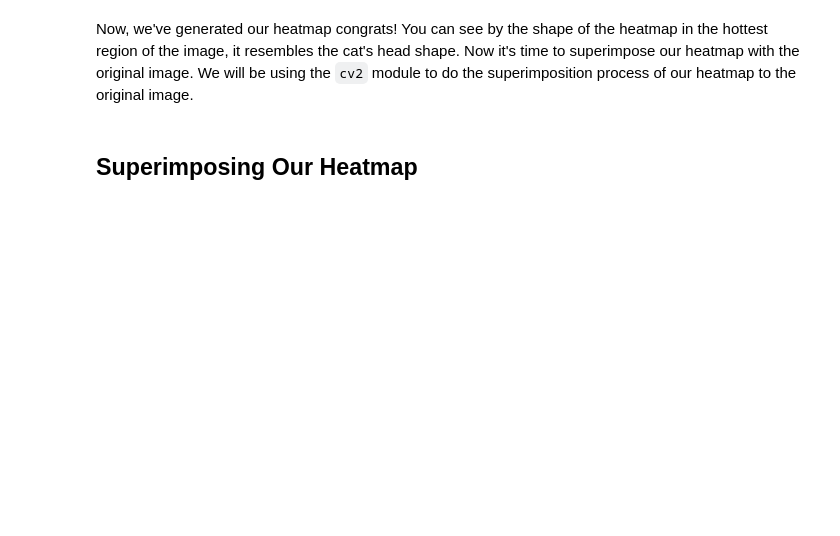
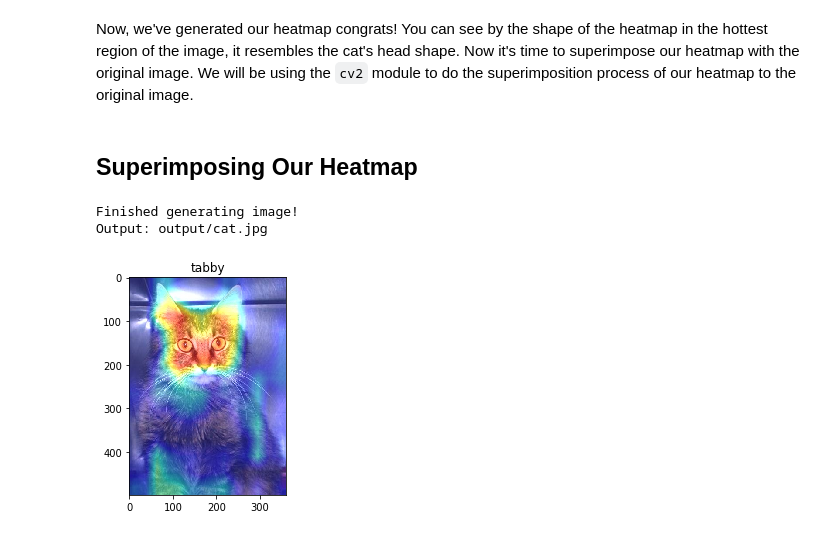
Before and after one commit to HotPotatoC/Class-Activation-Map, a Jupyter notebook: activation_heatmap.ipynb, the cells around one changed output. Saved outputs shown, nothing was run; the diff lists cells and outputs as text; code cells hidden in the pictures; blank space fills up the shorter version.

Commit message:
Added plotting to the output image

```diff
--- a/activation_heatmap.ipynb
+++ b/activation_heatmap.ipynb
@@ -105,27 +175,32 @@ Now, we've generated our heatmap congrats! You can see by the shape of the heatm
 # %% [markdown]
 ## **Superimposing Our Heatmap**
 # %%
-from google.colab import files
-
 def superimpose_heatmap(image_input, hmap, intense_factor):
   img = cv2.imread(image_input)
 
   # Resizing the heatmap
   heatmap = cv2.resize(hmap, (img.shape[1], img.shape[0]))
 
   # Converting the heatmap values into rgb values
   heatmap = np.uint8(255 * heatmap)
 
-  # Applying a colormap to the heatmap, which in this notebook we will use COLORMAP_RAINBOW
-  heatmap = cv2.applyColorMap(heatmap, cv2.COLORMAP_RAINBOW)
+  # Applying a colormap to the heatmap, which in this notebook we will use COLORMAP_JET
+  heatmap = cv2.applyColorMap(heatmap, cv2.COLORMAP_JET)
 
   superimposed_img = heatmap * intense_factor + img
 
   # Saving the superimposed image
-  output = 'output/output.jpg'
+  output = 'output/cat.jpg'
   cv2.imwrite(output, superimposed_img)
 
   print("Finished generating image!")
   print("Output: " + output)
 
+  plt.imshow(mimg.imread(output))
+  plt.title(predictions.loc[0,'category'])
+
 superimpose_heatmap(img_path, gen_heatmaps(img), 0.5)
+# %% [output]
+Finished generating image!
+Output: output/cat.jpg
+[figure, added]
```
Also changed, not shown: parts of 10 cells of this notebook.
